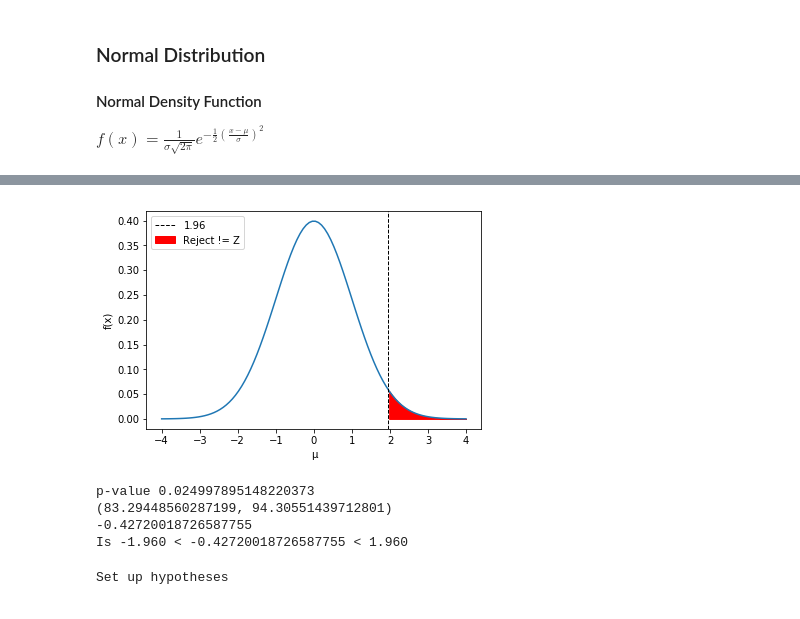
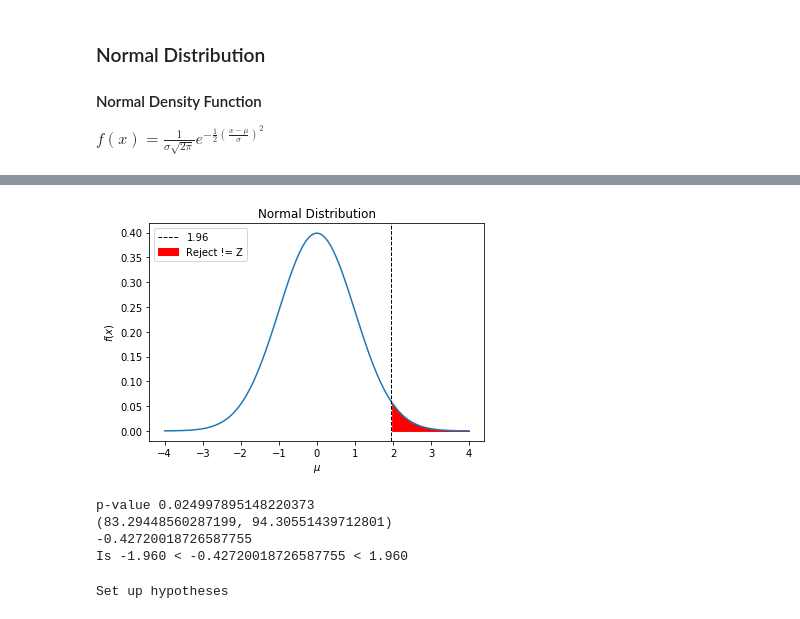
Before and after one commit to camburn/statistics, a Jupyter notebook: notebooks/Formula Implementations.ipynb, the cells around one changed output, grey strips where cells are left out. Saved outputs shown, nothing was run; the diff lists cells and outputs as text; code cells hidden in the pictures.

```diff
--- a/notebooks/Formula Implementations.ipynb
+++ b/notebooks/Formula Implementations.ipynb
@@ -218,9 +247,9 @@ def plot_normal_distribution(mu, sigma, Z=None, z_type='lt', intervals=100):
     assert z_type in ['neq', 'lt', 'gt']
 
     x = np.linspace(mu - sigma * 4, mu + sigma * 4,intervals)
-
-    plt.xlabel('µ')
-    plt.ylabel('f(x)')
+    plt.title('Normal Distribution')
+    plt.xlabel('$µ$')
+    plt.ylabel('$f(x)$')
     plt.plot(x, normal_density_function_range(x, mu, sigma))
 
     if Z and z_type in ['lt', 'neq']:
@@ -275,4 +304,4 @@ z-score for 0.95 confidence 1.960
-[figure, old version]
+[figure, new version]
 p-value 0.024997895148220373
 (83.29448560287199, 94.30551439712801)
 -0.42720018726587755
```
Also changed, not shown: parts of 5 cells of this notebook, 2 other files.
